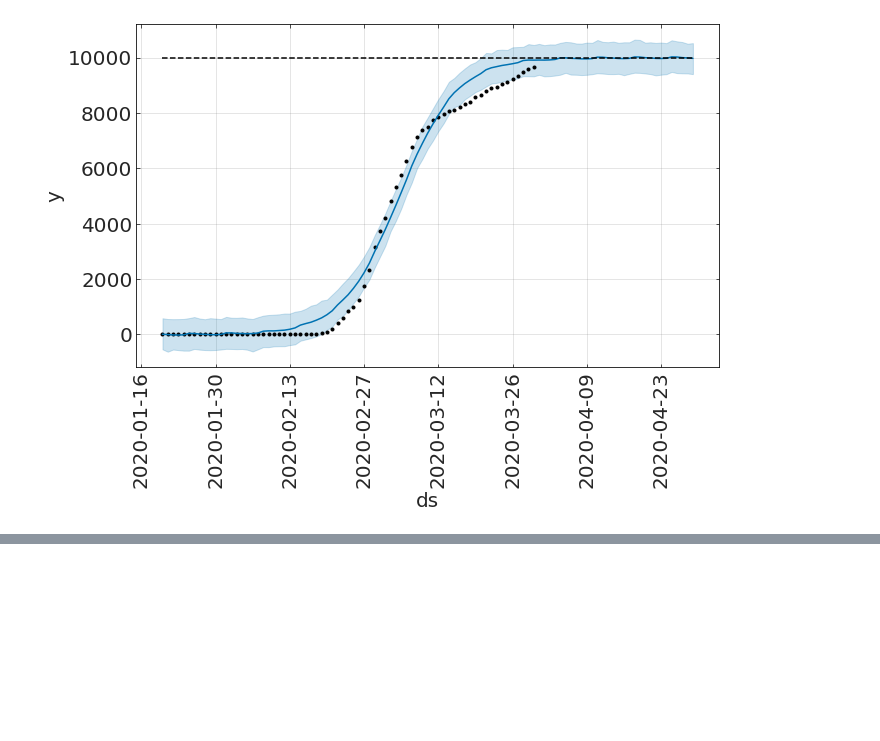
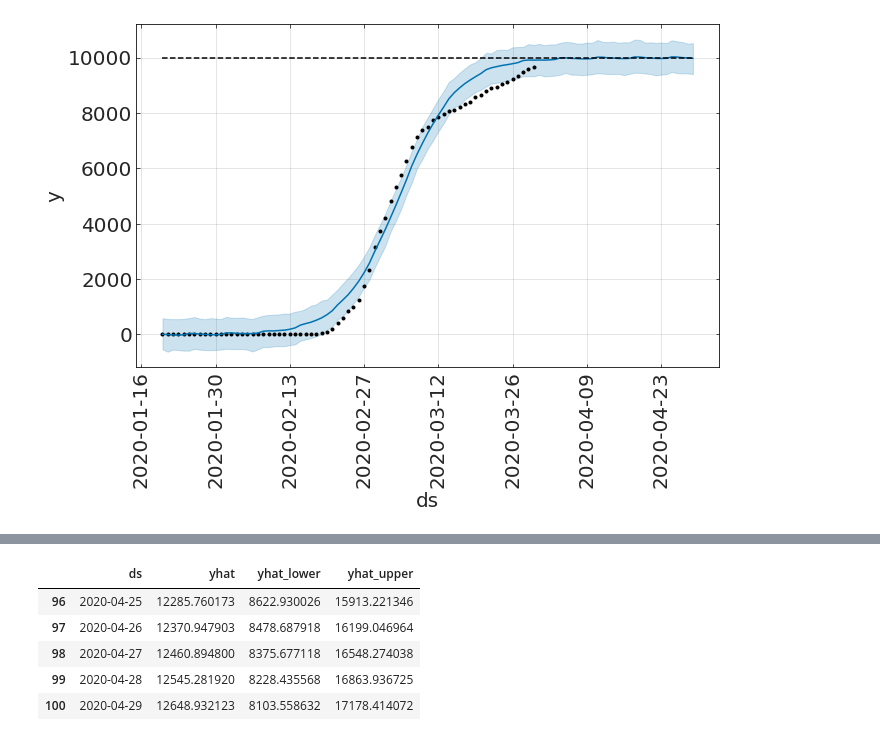
Before and after one commit to RileyWClarke/MLTSA_COVID19, a Jupyter notebook: COVID_19.ipynb, the cells around one changed output, grey strips where cells are left out. Drawn from its saved outputs; the diff is of its cells as text; code cells hidden in the pictures; blank space fills up the shorter version.

```diff
--- a/COVID_19.ipynb
+++ b/COVID_19.ipynb
@@ -254,0 +264,12 @@ plt.xticks(rotation=90);
+# %%
+future = model_3.make_future_dataframe(periods=30)
+future['cap'] = np.full(len(future), 10000)
+forecast = model_3.predict(future)
+forecast[['ds', 'yhat', 'yhat_lower', 'yhat_upper']].tail()
+# %% [output]
+|  | ds | yhat | yhat_lower | yhat_upper |
+| 96 | 2020-04-25 | 12285.760173 | 8622.930026 | 15913.221346 |
+| 97 | 2020-04-26 | 12370.947903 | 8478.687918 | 16199.046964 |
+| 98 | 2020-04-27 | 12460.894800 | 8375.677118 | 16548.274038 |
+| 99 | 2020-04-28 | 12545.281920 | 8228.435568 | 16863.936725 |
+| 100 | 2020-04-29 | 12648.932123 | 8103.558632 | 17178.414072 |
```
Also changed, not shown: parts of 2 cells of this notebook.
